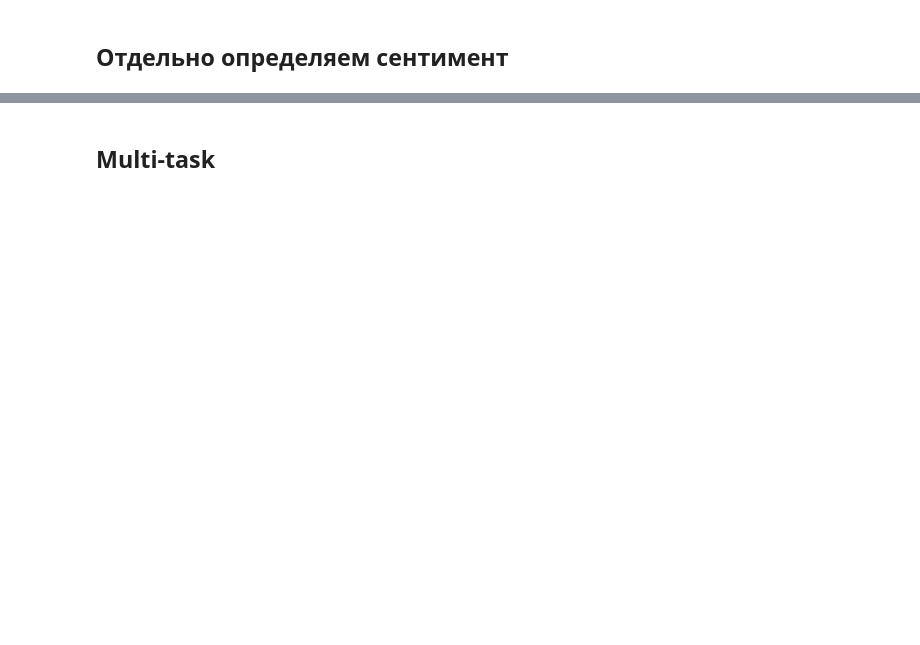
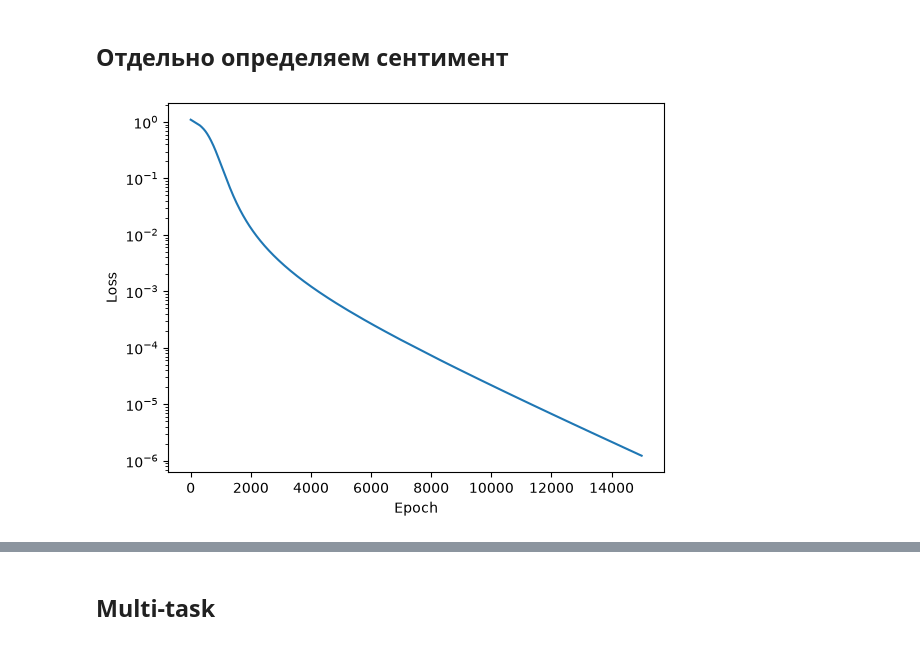
Before and after one commit to ivanVgusev/advanced-machine-learning, a Jupyter notebook: lab2/lab2.ipynb, the cells around one changed output, grey strips where cells are left out. Saved outputs shown, nothing was run; the diff lists cells and outputs as text; code cells hidden in the pictures; blank space fills up the shorter version.

```diff
--- a/lab2/lab2.ipynb
+++ b/lab2/lab2.ipynb
@@ -355,0 +413,7 @@ plt.show()
+# %%
+scaler = StandardScaler()
+X_train = scaler.fit_transform(X_train)
+X_test = scaler.transform(X_test)
+# %%
+X_train = torch.tensor(X_train, dtype=torch.float32)
+X_test = torch.tensor(X_test, dtype=torch.float32)
@@ -355,0 +447,39 @@ plt.show()
+# %%
+category_to_id = {
+    category: i
+    for i, category in enumerate(SENTIMENT_CATEGORIES)
+}
+
+y_train = torch.tensor(
+    [category_to_id[category] for category in y_train],
+    dtype=torch.long
+)
+y_test = torch.tensor(
+    [category_to_id[category] for category in y_test],
+    dtype=torch.long
+)
+# %%
+loss_epochs = []
+n_epochs = 15000
+for epoch in tqdm(range(n_epochs)):
+    optimizer.zero_grad()
+
+    logits = model(X_train)
+
+    loss = criterion(
+        logits,
+        y_train
+    )
+
+    loss.backward()
+    optimizer.step()
+
+    loss_epochs.append(loss.item())
+# %%
+plt.plot(loss_epochs)
+plt.yscale("log")
+plt.xlabel("Epoch")
+plt.ylabel("Loss")
+plt.show()
+# %% [output]
+[figure, added]
```
Also changed, not shown: parts of 29 cells of this notebook.
